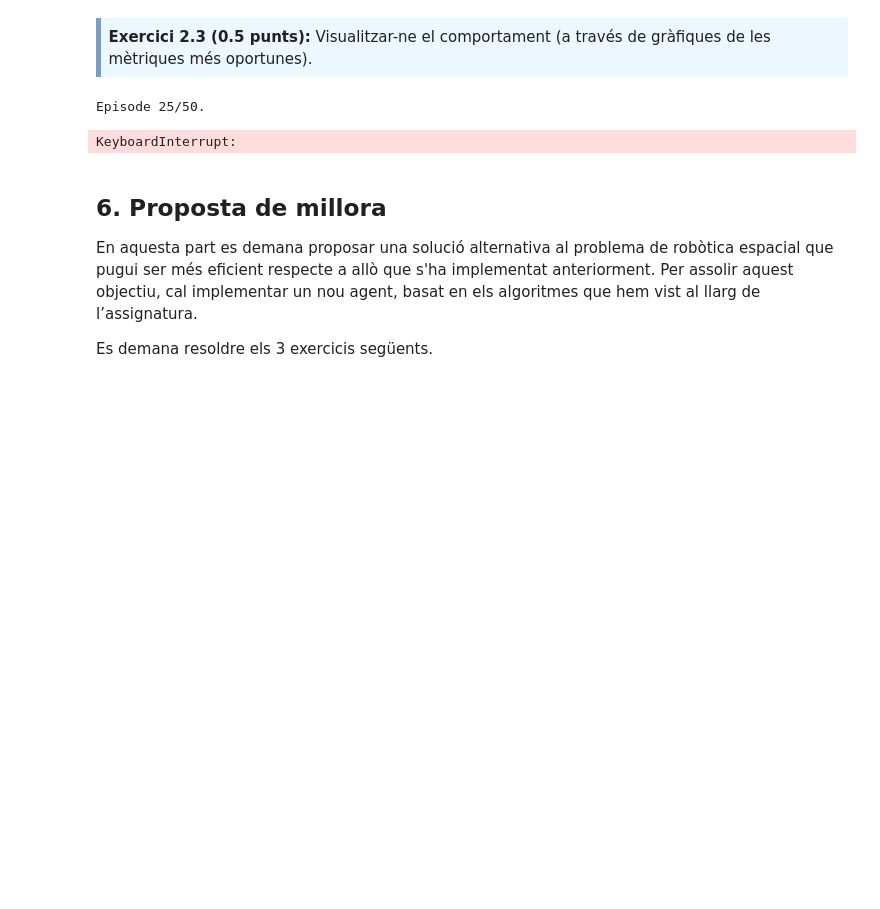
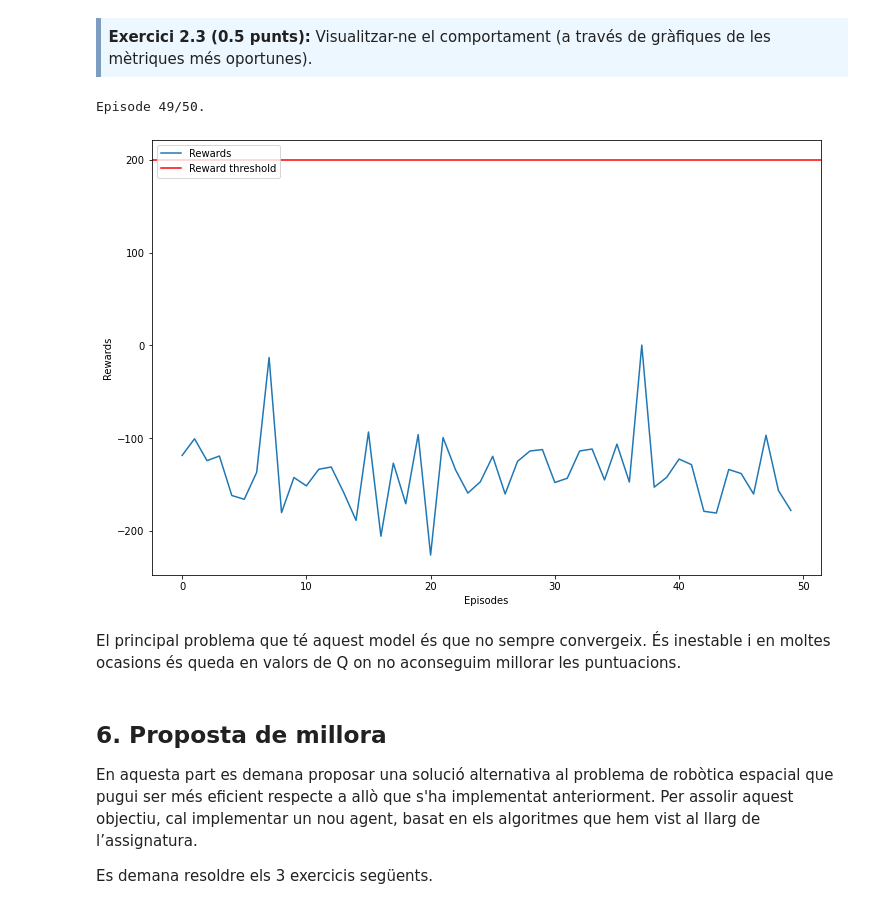
Before and after one commit to jordi-puig/master-data-science, a Jupyter notebook: reinforcement-learning/Practica/M2.983_2022_1_Practica-Sol.ipynb, the cells around one changed output. Drawn from its saved outputs; the diff is of its cells as text; code cells hidden in the pictures; blank space fills up the shorter version.

```diff
--- a/reinforcement-learning/Practica/M2.983_2022_1_Practica-Sol.ipynb
+++ b/reinforcement-learning/Practica/M2.983_2022_1_Practica-Sol.ipynb
@@ -657,38 +664,37 @@ def play_games(env, ag, num_games):
             sys.stdout.flush()
 
         env.reset()
         state = env.reset()
         total_reward = 0
         done = False
         while not done:
             action = ag.main_network.get_action(state,epsilon=0.0)
             state, reward, done, info = env.step(action)
             total_reward += reward
             if done:
                 total_reward_list.append(total_reward)
     env.close()
     return total_reward_list
 
 
 
 
 def plot_rewards_min(agent, total_reward_list):
         plt.figure(figsize=(12,8))
         plt.plot(total_reward_list, label='Rewards')
         plt.axhline(agent.reward_threshold, color='r', label="Reward threshold")
         plt.xlabel('Episodes')
         plt.ylabel('Rewards')
         plt.legend(loc="upper left")
         plt.show()
 
 total_reward_list = play_games(env, agentDQN, 50)
 plot_rewards_min(agentDQN, total_reward_list)
-
-total_reward_list = play_games(env, agentDQN2, 50)
-plot_rewards_min(agentDQN2, total_reward_list)
 # %% [output]
-Episode 25/50.
+Episode 49/50.
-KeyboardInterrupt:
+[figure, added]
+# %% [markdown]
+El principal problema que té aquest model és que no sempre convergeix. És inestable i en moltes ocasions és queda en valors de Q on no aconseguim millorar les puntuacions.
 # %% [markdown]
 ## 6. Proposta de millora
 
```
Also changed, not shown: parts of 7 cells of this notebook, 18 other files.
